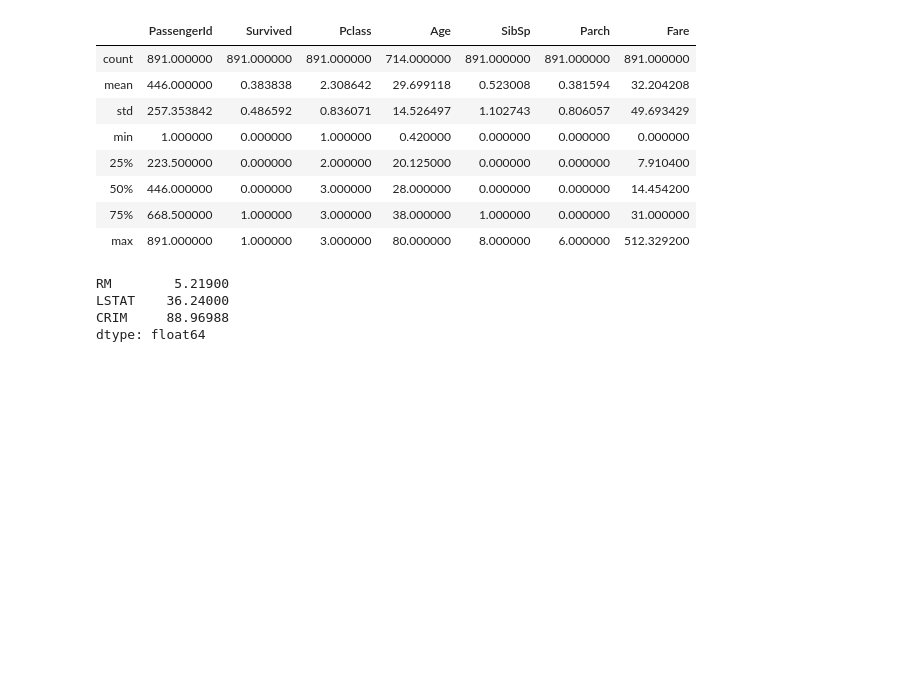
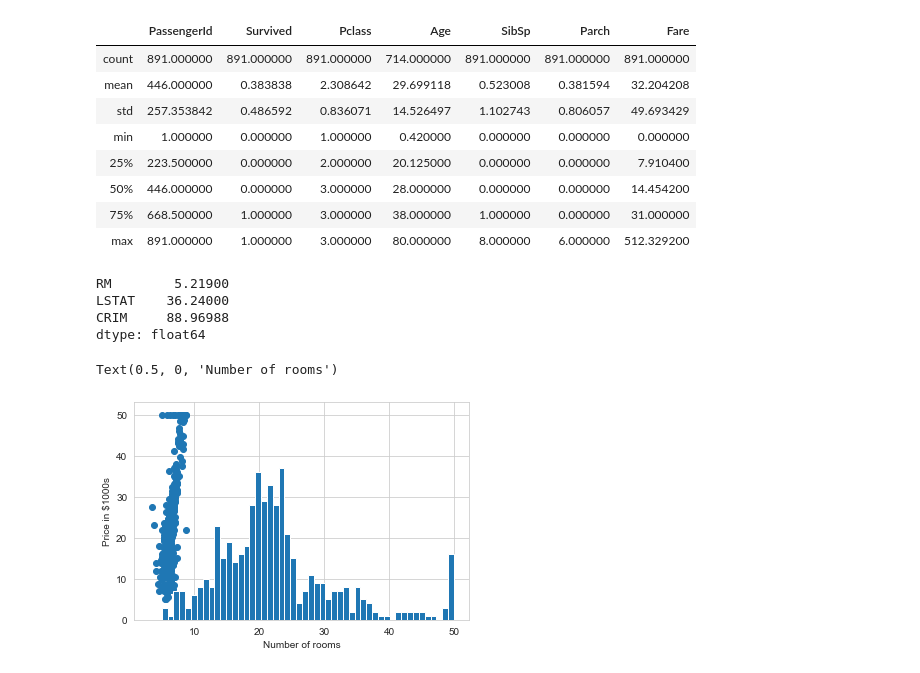
Before and after one commit to DATA602/Class, a Jupyter notebook: DATA602 Feature Engineering.ipynb, the cells around one changed output. Cells and saved outputs as stored; diff of their text form; code cells hidden in the pictures; blank space fills up the shorter version.

```diff
--- a/DATA602 Feature Engineering.ipynb
+++ b/DATA602 Feature Engineering.ipynb
@@ -193,3 +193,33 @@ RM        5.21900
 LSTAT    36.24000
 CRIM     88.96988
 dtype: float64
+# %%
+import numpy as np
+import pandas as pd
+from pandas import Series,DataFrame
+# Imports for plotting
+import matplotlib.pyplot as plt
+import seaborn as sns
+sns.set_style('whitegrid')
+%matplotlib inline
+from sklearn.datasets import load_boston
+# Load the housing dataset
+boston = load_boston()
+# Histogram of prices (this is the target of our dataset)
+plt.hist(boston.target,bins=50)
+
+# Labels
+plt.xlabel('Price in $1000s')
+plt.ylabel('Number of houses')
+
+#Let’s see a scatter plot of one feature, versus the target. In this case, we will use
+#the housing price versus the number of rooms in the dwelling.
+# Plot the column at the 5 index (Labeled RM)
+plt.scatter(boston.data[:,5],boston.target)
+
+# Label
+plt.ylabel('Price in $1000s')
+plt.xlabel('Number of rooms')
+# %% [output]
+Text(0.5, 0, 'Number of rooms')
+[figure, added]
```
Also changed, not shown: parts of 21 cells of this notebook.
